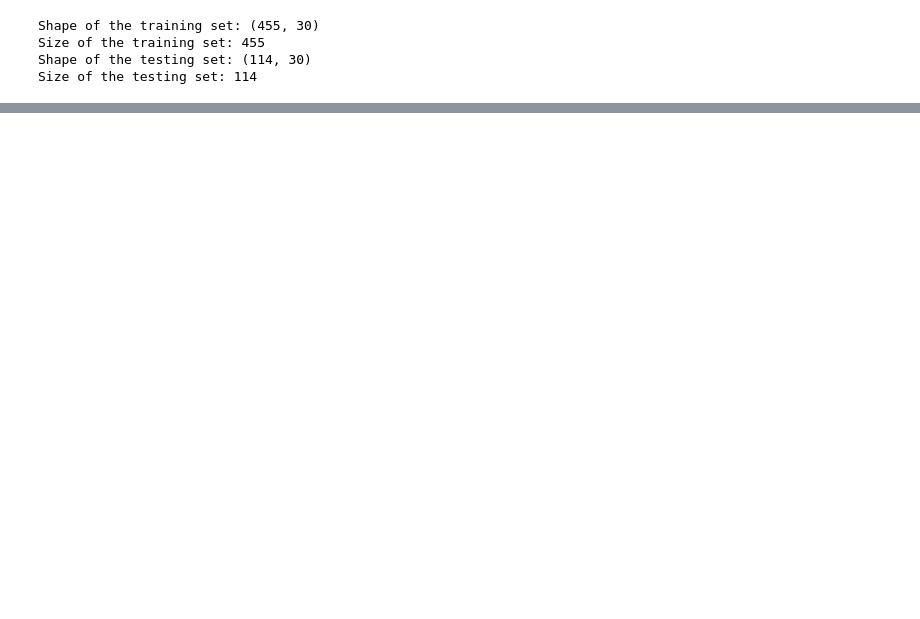
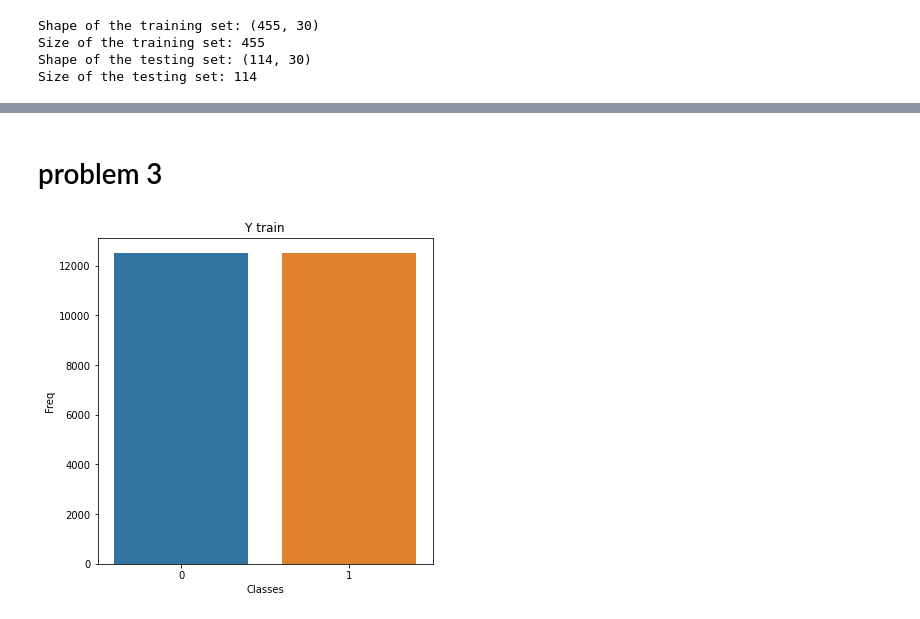
Before and after one commit to garfield-gray/NeuralNetwork, a Jupyter notebook: RNN.ipynb, the cells around one changed output, grey strips where cells are left out. Saved outputs shown, nothing was run; the diff lists cells and outputs as text; code cells hidden in the pictures; blank space fills up the shorter version.

```diff
--- a/RNN.ipynb
+++ b/RNN.ipynb
@@ -134,0 +146,13 @@ plt.show()
+# %% [markdown]
+# problem 3
+# %%
+(X_train,Y_train), (X_test, Y_test) = tf.keras.datasets.imdb.load_data(num_words = 15000)
+# %%
+plt.figure(figsize = (6,6))
+sb.countplot(Y_train)
+plt.xlabel("Classes")
+plt.ylabel("Freq")
+plt.title("Y train")
+plt.show()
+# %% [output]
+[figure, added]
```
Also changed, not shown: parts of 12 cells of this notebook.
